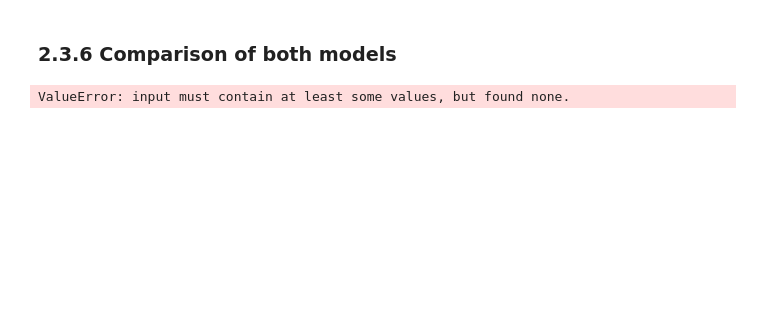
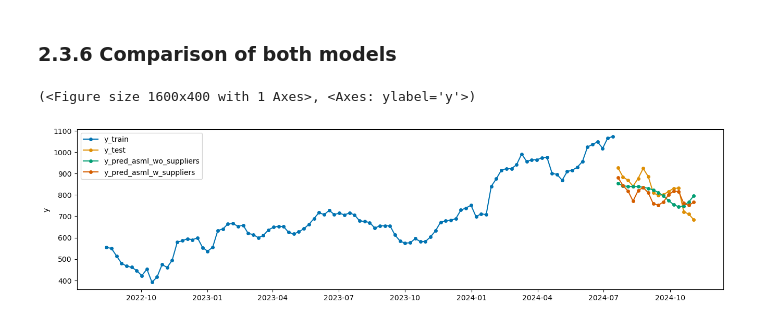
Before and after one commit to mbarriola96/stock_prices_forecasting, a Jupyter notebook: 06_model_comparison.ipynb, the cells around one changed output. Saved outputs shown, nothing was run; the diff lists cells and outputs as text; code cells hidden in the pictures; blank space fills up the shorter version.

Commit message:
plotted the graph where both models are compared. The one with the suppliers gives a better result

```diff
--- a/06_model_comparison.ipynb
+++ b/06_model_comparison.ipynb
@@ -98,5 +112,7 @@ test_data.head()
 # %%
 # Prepare the train data for prediction
 # Prophet requires a 'ds' column with dates and 'y' column with values to predict
-train_data = train_data[-test_weeks:].reset_index(names="ds")  # Reset index to ensure 'ds' is a column
 train_data = train_data.rename(columns={'Date': 'ds', 'Close_ASML': 'y'})  # Rename
+train_data = train_data.reset_index(names="ds")  # Reset index to ensure 'ds' is a column
+
+train_data.head()
@@ -103,5 +126,6 @@ train_data = train_data.rename(columns={'Date': 'ds', 'Close_ASML': 'y'})  # Ren
 # %%
 # Prepare the test data for prediction
 # Prophet requires a 'ds' column with dates and 'y' column with values to predict
-test_data = test_data[-test_weeks:].reset_index(names="ds")  # Reset index to ensure 'ds' is a column
 test_data = test_data.rename(columns={'Date': 'ds', 'Close_ASML': 'y'})  # Rename
+test_data = test_data.reset_index(names="ds")  # Reset index to ensure 'ds' is a column
+test_data.head()
@@ -141,3 +152,9 @@ forecast_model_asml_suppliers = prophet_model_best_asml_suppliers.predict(test_d
 # %%
 # Return to the original DataFrame format with 'ds' as index and 'yhat' as 'Close'
 forecast_model_asml_suppliers = forecast_model_asml_suppliers[['ds', 'yhat']].set_index('ds').rename(columns={'yhat': 'Close'})[-test_weeks:]
+# %%
+# Ensure ds is the index of train_data
+train_data = train_data.set_index('ds')
+
+# Ensure ds is the index of test_data
+test_data = test_data.set_index('ds')
@@ -146,11 +184,12 @@ forecast_model_asml_suppliers = forecast_model_asml_suppliers[['ds', 'yhat']].se
 # %%
 # Plot the series with train, test, and predictions from both models
 plot_series(
     train_data['y'][500:],       # Training data starting from index 500 for better visualization
     test_data['y'],                       # Test data for comparison
-    forecast_model_asml['Close'],         # Predictions from the ASML model
-    forecast_model_asml_suppliers['Close'],  # Predictions from the ASML suppliers model
+    forecast_model_asml,         # Predictions from the ASML model
+    forecast_model_asml_suppliers,  # Predictions from the ASML suppliers model
     labels=["y_train", "y_test", "y_pred_asml_wo_suppliers", "y_pred_asml_w_suppliers"]  # Labels for each line in the plot
 )
 # %% [output]
-ValueError: input must contain at least some values, but found none.
+(<Figure size 1600x400 with 1 Axes>, <Axes: ylabel='y'>)
+[figure, added]
```
Also changed, not shown: parts of 6 cells of this notebook, 1 other file.
